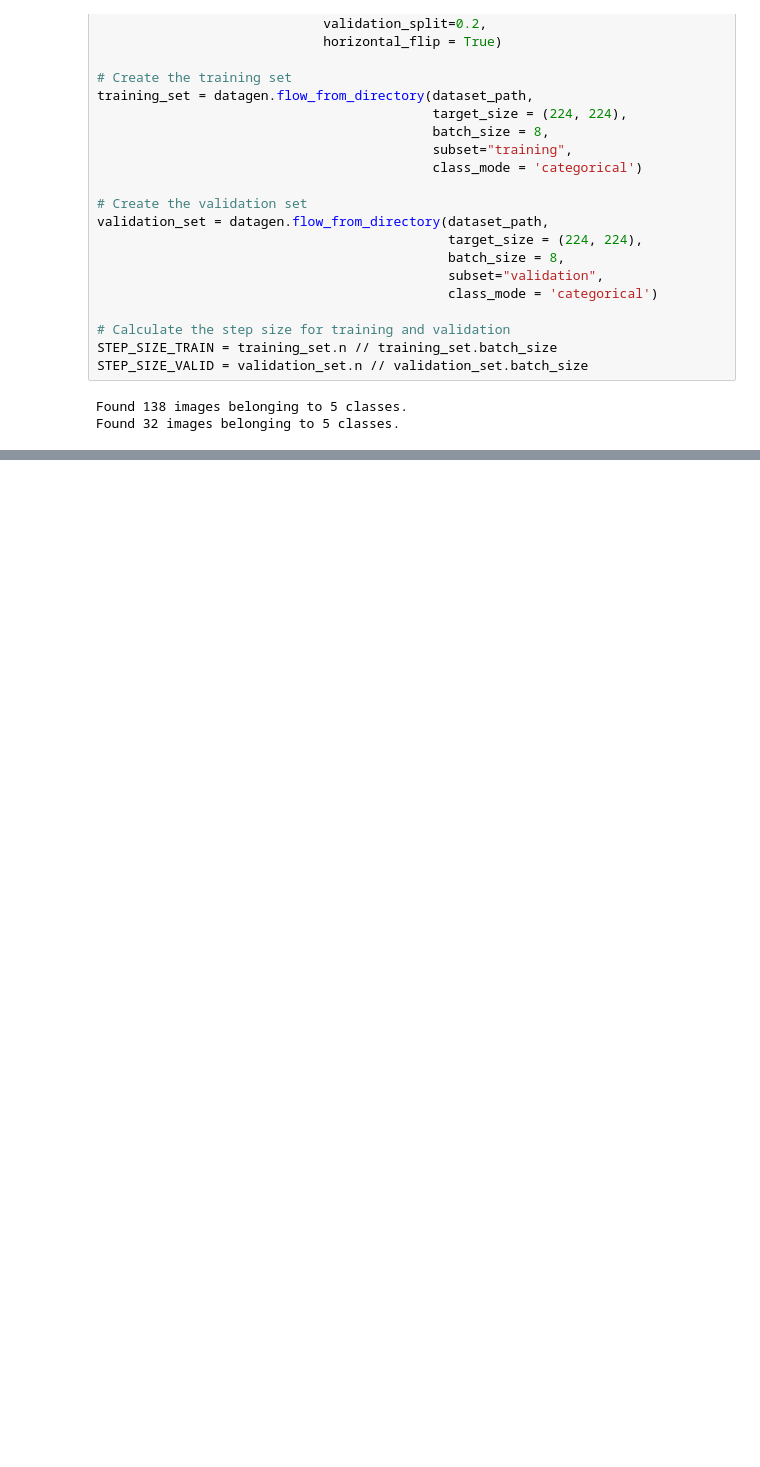
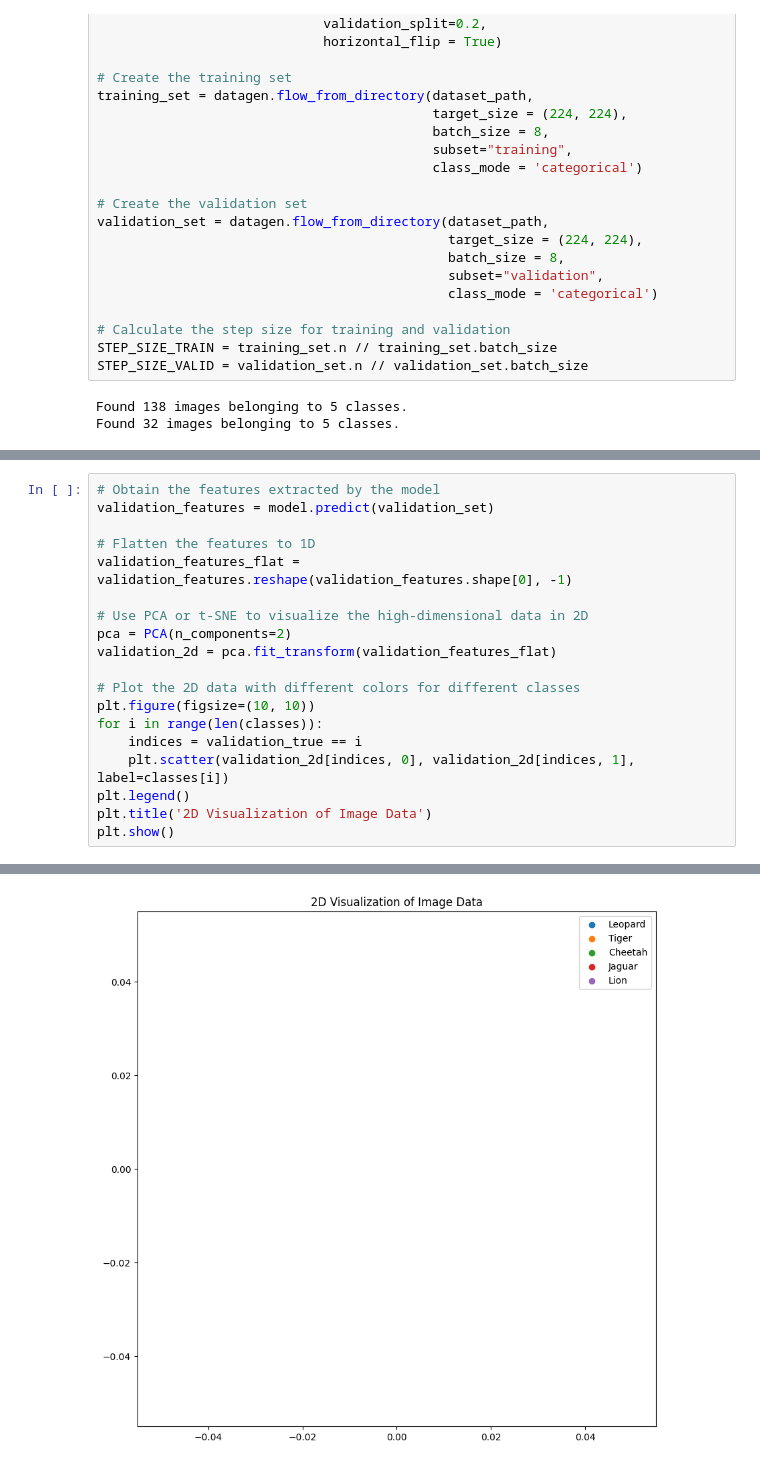
Before and after one commit to Sathvik-Chowdary-Veerapaneni/CNN_Image_Classification, a Jupyter notebook: Model_VGG16.ipynb, the cells around one changed output, grey strips where cells are left out. Saved outputs shown, nothing was run; the diff lists cells and outputs as text; blank space fills up the shorter version.

```diff
--- a/Model_VGG16.ipynb
+++ b/Model_VGG16.ipynb
@@ -209,0 +249,20 @@ The model is 100.00% sure that the image belongs to the class 'Lion'.
+# %%
+# Obtain the features extracted by the model
+validation_features = model.predict(validation_set)
+
+# Flatten the features to 1D
+validation_features_flat = validation_features.reshape(validation_features.shape[0], -1)
+
+# Use PCA or t-SNE to visualize the high-dimensional data in 2D
+pca = PCA(n_components=2)
+validation_2d = pca.fit_transform(validation_features_flat)
+
+# Plot the 2D data with different colors for different classes
+plt.figure(figsize=(10, 10))
+for i in range(len(classes)):
+    indices = validation_true == i
+    plt.scatter(validation_2d[indices, 0], validation_2d[indices, 1], label=classes[i])
+plt.legend()
+plt.title('2D Visualization of Image Data')
+plt.show()
+# %% [output]
@@ -209,0 +270 @@ The model is 100.00% sure that the image belongs to the class 'Lion'.
+[figure, added]
```
Also changed, not shown: parts of 10 cells of this notebook.
